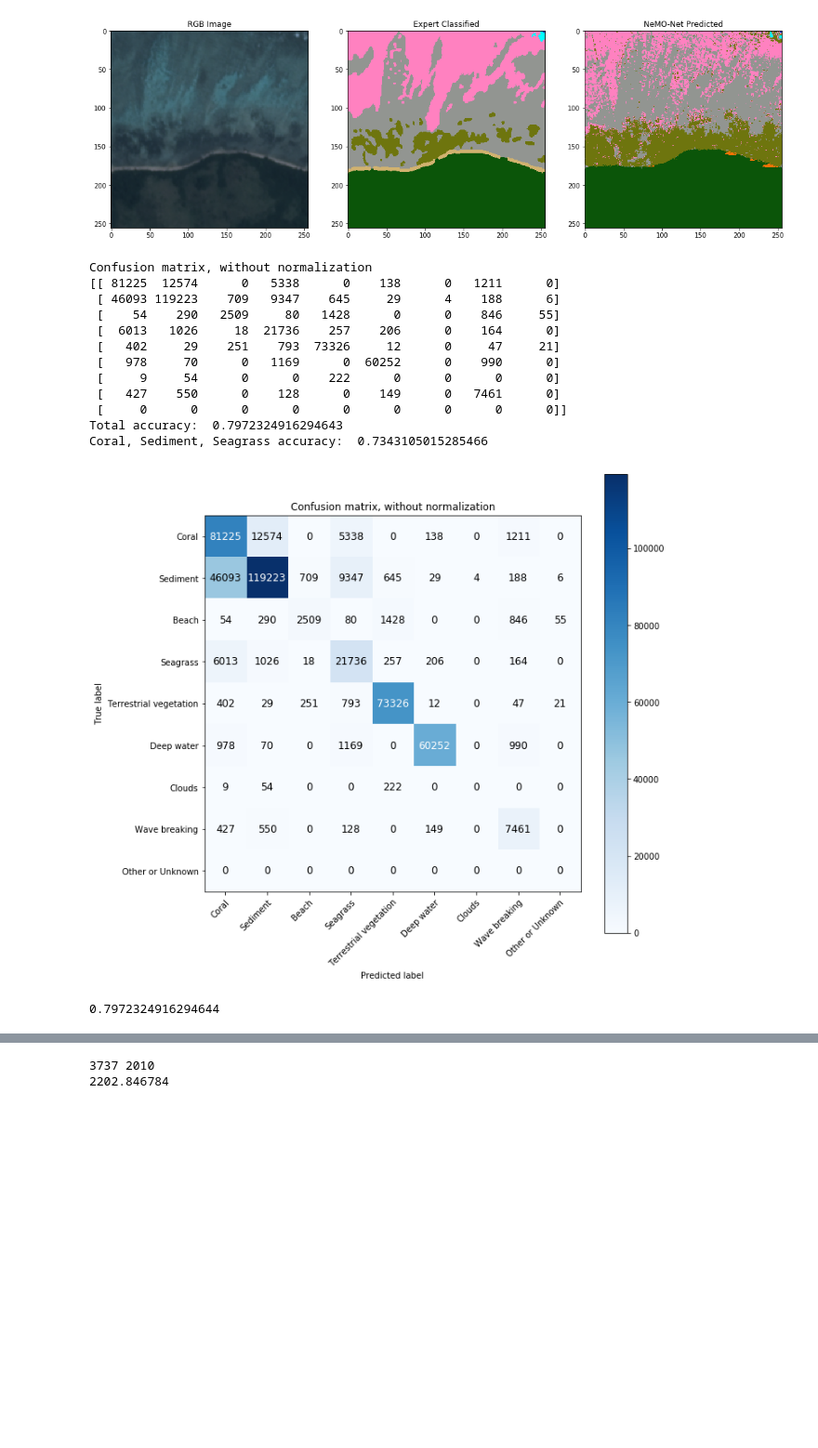
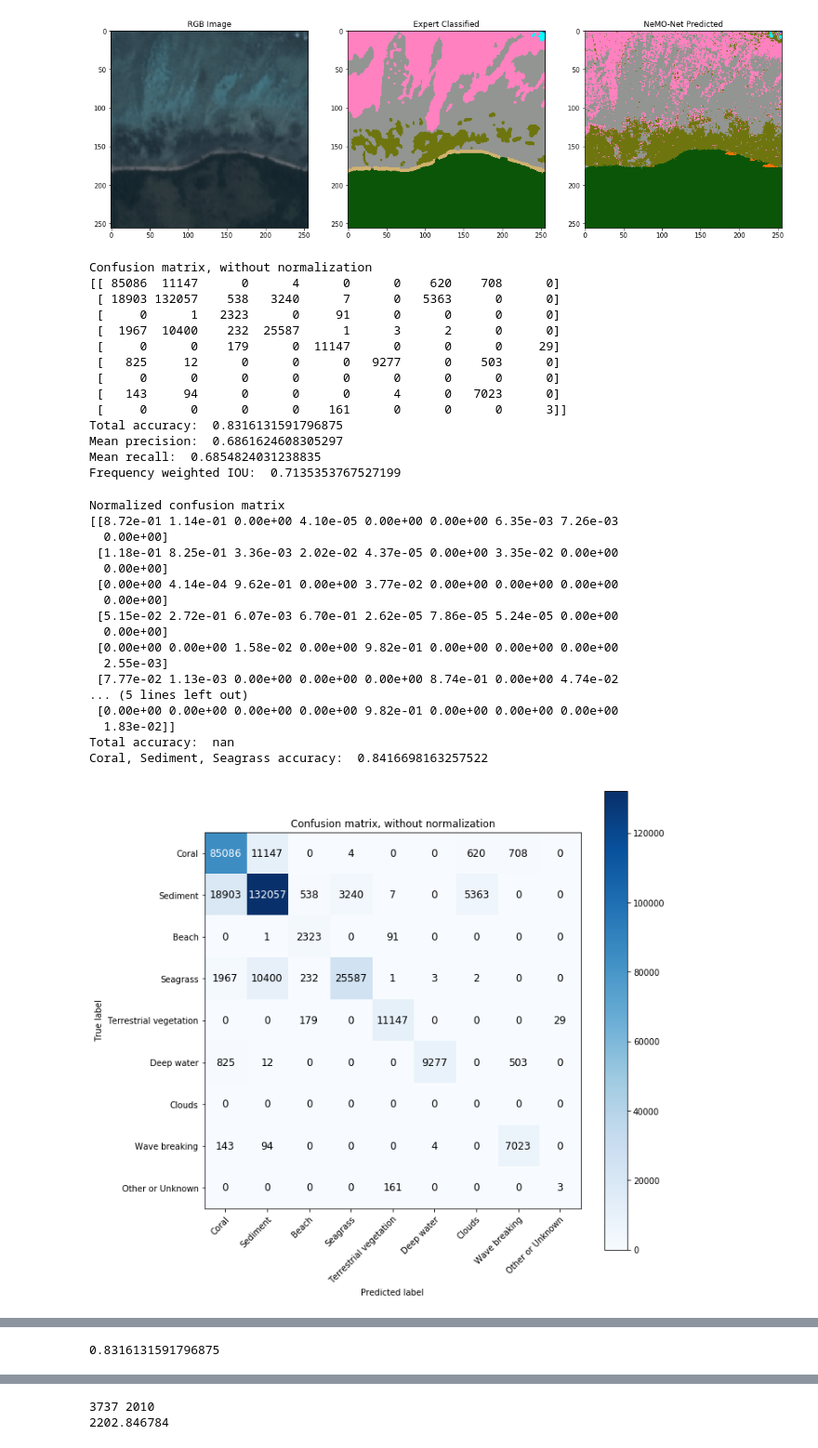
Before and after one commit to NASA-NeMO-Net/NeMO-Net, a Jupyter notebook: CNN/Jarrett_DataManipulation.ipynb, the cells around one changed output, grey strips where cells are left out. Shown at 93% size. Cells and saved outputs as stored; diff of their text form; code cells hidden in the pictures; blank space fills up the shorter version.

```diff
--- a/CNN/Jarrett_DataManipulation.ipynb
+++ b/CNN/Jarrett_DataManipulation.ipynb
@@ -308,6 +308,7 @@ GoodWV2Data = ['03', '04', '06', '07', '08']
 BadWV2Data = ['00', '01', '02', '05']
 GoodPlanetData = ['09', '10', '11', '14', '15', '18', '19']
 BadPlanetData = ['12','13','16','17']
+GoodWv2Data2 = ['20','21','22','23','24','25','26','27','28']
 
 class_names = [cl for cl in json_data["VedConsolidated_ClassDict"]]
 labelkey = json_data["VedConsolidated_ClassDict"]
@@ -317,51 +318,86 @@ labels = [28, 56, 85, 113, 141, 170, 198, 226, 255]
 
 truthdata = []
 nemopredictdata = []
-for WV in GoodPlanetData:
+for WV in GoodWV2Data:
     imagefile = "Coral_000000" + WV + ".png"
     imagepath = "/home/asli/NeMO-Test/NeMO-NET/Images/Alan_TestSet/Patches_BGR/" + imagefile
     truthpath = "/home/asli/NeMO-Test/NeMO-NET/Images/Alan_TestSet/Truthmap_Gray/" + imagefile
-    nemopath = "/home/asli/NeMO-Test/NeMO-NET/Images/Alan_TestSet/NeMOmap_Final/" + imagefile
+    nemopath = "/home/asli/NeMO-Test/NeMO-NET/Images/Alan_TestSet/NeMOmap_RegressionTree/" + imagefile
 #     nemopath = "/home/asli/NeMO-Test/NeMO-NET/Images/Alan_TestSet/DeepLab_Final/" + imagefile
     lofpath = "/home/asli/NeMO-Test/NeMO-NET/Images/Alan_TestSet/LOFmap_Gray/" + imagefile
     nemoimage = np.asarray(cv2.imread(nemopath, cv2.IMREAD_UNCHANGED), dtype=np.uint8)
     grayimage = np.asarray(cv2.imread(truthpath, cv2.IMREAD_UNCHANGED), dtype=np.uint8)
     RGBimage = np.asarray(cv2.imread(imagepath, cv2.IMREAD_UNCHANGED), dtype=np.uint8)
     if os.path.exists(lofpath):
         LOFimage = np.asarray(cv2.imread(lofpath, cv2.IMREAD_UNCHANGED), dtype=np.uint8)
 
     truthdata.append(grayimage.flatten())
     nemopredictdata.append(nemoimage.flatten())
 
 truthdata = np.squeeze(np.asarray(truthdata)).flatten()
 nemopredictdata = np.squeeze(np.asarray(nemopredictdata)).flatten()
 
 unique_labels = [class_indices_rev_Ved[k] for k in unique_labels(truthdata,nemopredictdata)]
 np.set_printoptions(precision=2)
     # Plot non-normalized confusion matrix
 plot_confusion_matrix(truthdata, nemopredictdata, classes=unique_labels, title='Confusion matrix, without normalization')
 cm = confusion_matrix(truthdata, nemopredictdata)
+
+# if cm.shape[0] == 9:
+#     cm = np.delete(cm, 6, 1)
+#     cm = np.delete(cm, 6, 0)
+precision = [cm[i,i]/np.sum(cm[:,i]) for i in range(cm.shape[0])]
+recall = [cm[i,i]/np.sum(cm[i,:]) if np.sum(cm[i,:]) != 0 else 0 for i in range(cm.shape[0])]
+print("Mean precision: ", np.mean(precision))
+print("Mean recall: ", np.mean(recall))
+# Frequency weighted IOU
+ti = [np.sum(cm[:,i]) for i in range(cm.shape[0])]
+WIOU = [ti[i] * (cm[i,i]/(ti[i] - cm[i,i] + np.sum(cm[i,:]))) for i in range(cm.shape[0])]
+FIOU = 1/np.sum(ti) * np.sum(WIOU)
+print("Frequency weighted IOU: ", FIOU)
+
+
+plot_confusion_matrix(truthdata, nemopredictdata, classes=unique_labels, normalize=True, title='Normalized confusion matrix')
+
 smallcm = np.asarray([[cm[0,0], cm[0,1], cm[0,3]], [cm[1,0], cm[1,1], cm[1,3]], [cm[3,0], cm[3,1], cm[3,3]]])
 smallaccuracy = np.trace(smallcm)/np.sum(smallcm)
 print("Coral, Sediment, Seagrass accuracy: ", smallaccuracy)
 
     # Plot normalized confusion matrix
 # plot_confusion_matrix(truthdata, nemopredictdata, classes=unique_labels, normalize=True, title='Normalized confusion matrix')
 plt.show()
 
 f1_score(truthdata, nemopredictdata, average='micro')
 # %% [output]
 Confusion matrix, without normalization
-[[ 81225  12574      0   5338      0    138      0   1211      0]
- [ 46093 119223    709   9347    645     29      4    188      6]
- [    54    290   2509     80   1428      0      0    846     55]
- [  6013   1026     18  21736    257    206      0    164      0]
- [   402     29    251    793  73326     12      0     47     21]
- [   978     70      0   1169      0  60252      0    990      0]
- [     9     54      0      0    222      0      0      0      0]
- [   427    550      0    128      0    149      0   7461      0]
- [     0      0      0      0      0      0      0      0      0]]
-Total accuracy:  0.7972324916294643
-Coral, Sediment, Seagrass accuracy:  0.7343105015285466
+[[ 85086  11147      0      4      0      0    620    708      0]
+ [ 18903 132057    538   3240      7      0   5363      0      0]
+ [     0      1   2323      0     91      0      0      0      0]
+ [  1967  10400    232  25587      1      3      2      0      0]
+ [     0      0    179      0  11147      0      0      0     29]
+ [   825     12      0      0      0   9277      0    503      0]
+ [     0      0      0      0      0      0      0      0      0]
+ [   143     94      0      0      0      4      0   7023      0]
+ [     0      0      0      0    161      0      0      0      3]]
+Total accuracy:  0.8316131591796875
+Mean precision:  0.6861624608305297
+Mean recall:  0.6854824031238835
+Frequency weighted IOU:  0.7135353767527199
+Normalized confusion matrix
+[[8.72e-01 1.14e-01 0.00e+00 4.10e-05 0.00e+00 0.00e+00 6.35e-03 7.26e-03
+  0.00e+00]
+ [1.18e-01 8.25e-01 3.36e-03 2.02e-02 4.37e-05 0.00e+00 3.35e-02 0.00e+00
+  0.00e+00]
+ [0.00e+00 4.14e-04 9.62e-01 0.00e+00 3.77e-02 0.00e+00 0.00e+00 0.00e+00
+  0.00e+00]
+ [5.15e-02 2.72e-01 6.07e-03 6.70e-01 2.62e-05 7.86e-05 5.24e-05 0.00e+00
+  0.00e+00]
+ [0.00e+00 0.00e+00 1.58e-02 0.00e+00 9.82e-01 0.00e+00 0.00e+00 0.00e+00
+  2.55e-03]
+ [7.77e-02 1.13e-03 0.00e+00 0.00e+00 0.00e+00 8.74e-01 0.00e+00 4.74e-02
+... (5 lines left out)
+ [0.00e+00 0.00e+00 0.00e+00 0.00e+00 9.82e-01 0.00e+00 0.00e+00 0.00e+00
+  1.83e-02]]
+Total accuracy:  nan
+Coral, Sediment, Seagrass accuracy:  0.8416698163257522
-[figure, old version]
+[figure, new version]
-0.7972324916294644
@@ -368,3 +405,4 @@ Coral, Sediment, Seagrass accuracy:  0.7343105015285466
+0.8316131591796875
 # %%
 from sklearn.utils.multiclass import unique_labels
 
```
Also changed, not shown: parts of 2 cells of this notebook, 13 other files.
